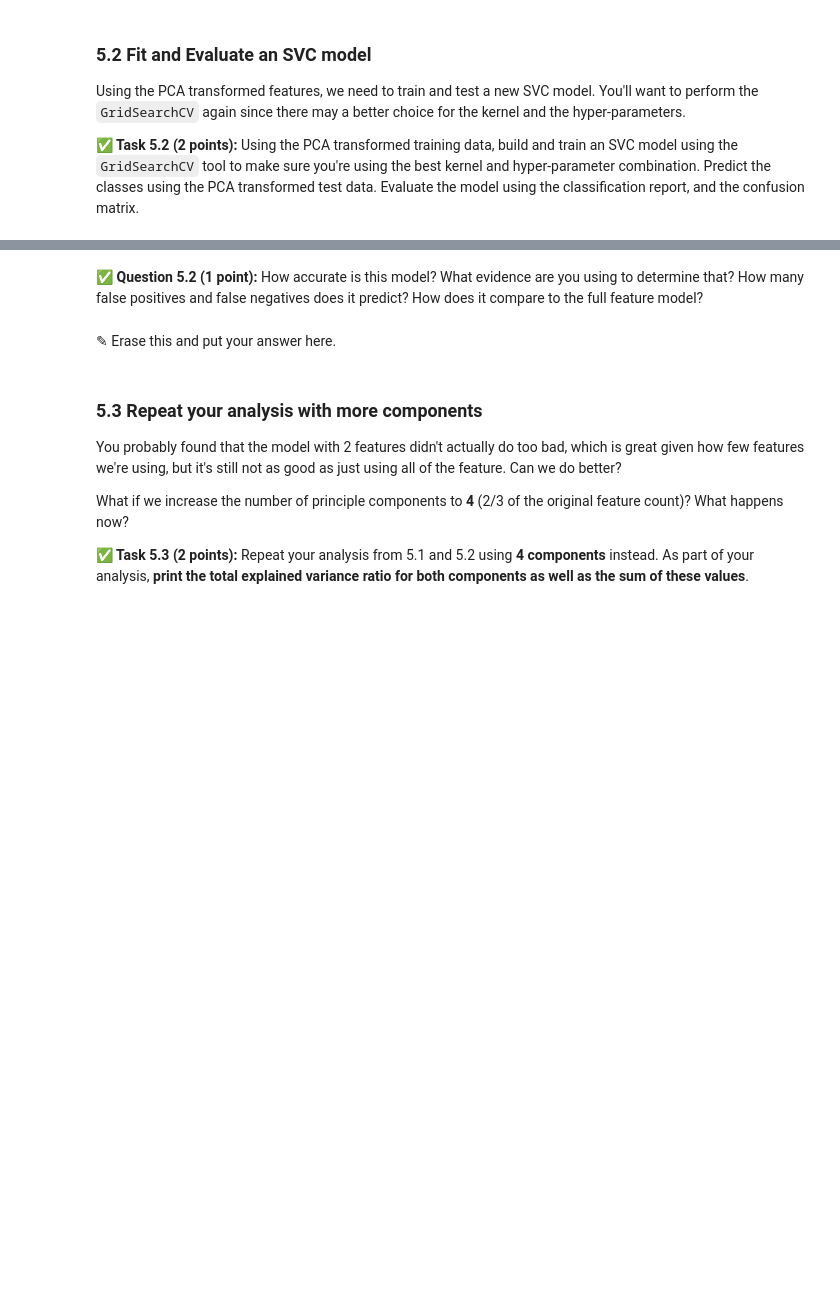
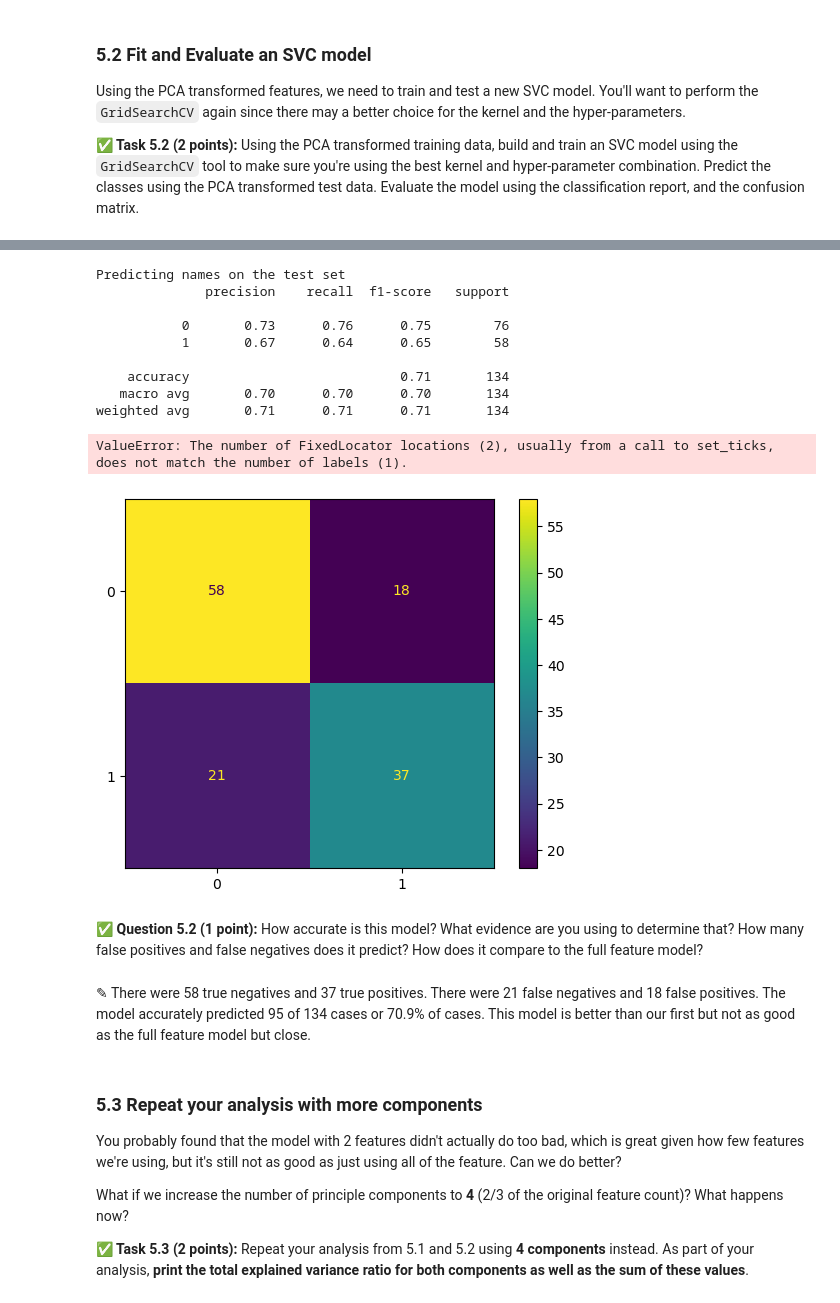
Before and after one commit to Jacob-Gross04/cmse202-s24-turnin, a Jupyter notebook: HW04/HW-04_PerceptronSVMandPCA-STUDENT.ipynb, the cells around one changed output, grey strips where cells are left out. Saved outputs shown, nothing was run; the diff lists cells and outputs as text; code cells hidden in the pictures; blank space fills up the shorter version.

```diff
--- a/HW04/HW-04_PerceptronSVMandPCA-STUDENT.ipynb
+++ b/HW04/HW-04_PerceptronSVMandPCA-STUDENT.ipynb
@@ -398,0 +419,25 @@ Using the PCA transformed features, we need to train and test a new SVC model. Y
+# %%
+# Put your code here
+start = time.time()
+
+#make some temporary variables so you can change this easily
+# tmp_features = train_features
+tmp_labels = train_labels
+
+print("Fitting the classifier to the training set")
+# a dictionary of hyperparameters: key is the name of the parameter, value is a list of values to test
+param_grid = {'C': [0.1, 1.0, 10.0, 100.0, 1e3],
+              'gamma': [ 0.01, 0.1, 1.0, 10.0],
+              'kernel': ['linear','rbf', 'sigmoid']}
+
+clf = GridSearchCV(SVC(), param_grid)
+
+# we have a "good" classifier (according to GridSearchCV), how's it look
+clf = clf.fit(pca_train_features, tmp_labels)
+print("Best estimator found by grid search:")
+print(clf.best_estimator_)
+print("Best parameters found by grid search:")
+print(clf.best_params_)
+
+end = time.time()
+print("Runtime",end - start)
@@ -399,7 +451,33 @@ Using the PCA transformed features, we need to train and test a new SVC model. Y
+# %%
+#make some temporary variables so you can change this easily
+# pred_features = test_features
+true_labels = test_labels
+
+print("Predicting names on the test set")
+pred_labels = clf.predict(pca_test_features)
+
+print(classification_report(true_labels, pred_labels))
+z = confusion_matrix(true_labels, pred_labels)
+
+disp =  ConfusionMatrixDisplay(confusion_matrix=z, display_labels=labels)
+disp.plot()
+plt.show()
+# %% [output]
+Predicting names on the test set
+              precision    recall  f1-score   support
+
+           0       0.73      0.76      0.75        76
+           1       0.67      0.64      0.65        58
+
+    accuracy                           0.71       134
+   macro avg       0.70      0.70      0.70       134
+weighted avg       0.71      0.71      0.71       134
+ValueError: The number of FixedLocator locations (2), usually from a call to set_ticks, does not match the number of labels (1).
+[figure, added]
 # %% [markdown]
 &#9989; **Question 5.2 (1 point):** How accurate is this model? What evidence are you using to determine that? How many false positives and false negatives does it predict? How does it compare to the full feature model?
-# %% [markdown]
-<font size=+3>&#9998;</font> Erase this and put your answer here.
+# %% [markdown]
+<font size=+3>&#9998;</font> There were 58 true negatives and 37 true positives. There were 21 false negatives and 18 false positives. The model accurately predicted 95 of 134 cases or 70.9% of cases. This model is better than our first but not as good as the full feature model but close.
 # %% [markdown]
 ### 5.3 Repeat your analysis with more components
 
```
Also changed, not shown: parts of 16 cells of this notebook.
